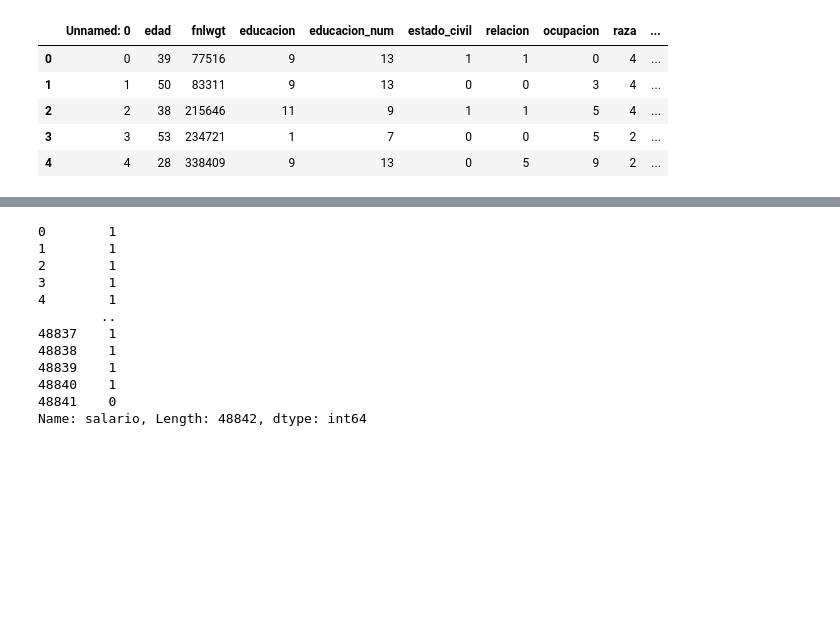
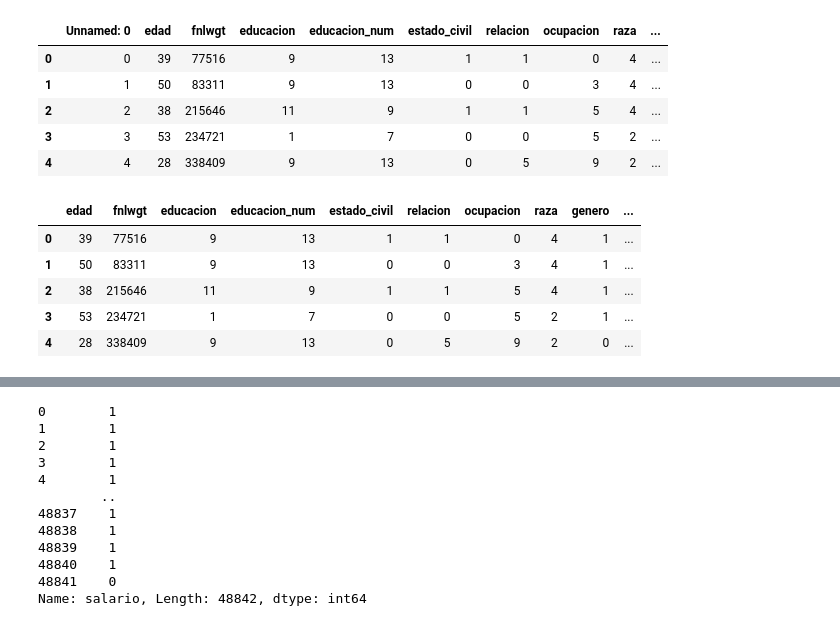
Before and after one commit to SebastianTorres12/Despliegue, a Jupyter notebook: Modelos/SVM.ipynb, the cells around one changed output, grey strips where cells are left out. Saved outputs shown, nothing was run; the diff lists cells and outputs as text; code cells hidden in the pictures; blank space fills up the shorter version.

```diff
--- a/Modelos/SVM.ipynb
+++ b/Modelos/SVM.ipynb
@@ -22,6 +23,16 @@ df.head()
 | 2 | 2 | 38 | 215646 | 11 | 9 | 1 | 1 | 5 | 4 | ... |
 | 3 | 3 | 53 | 234721 | 1 | 7 | 0 | 0 | 5 | 2 | ... |
 | 4 | 4 | 28 | 338409 | 9 | 13 | 0 | 5 | 9 | 2 | ... |
+# %%
+df = df.drop(columns=['Unnamed: 0'])
+df.head()
+# %% [output]
+|  | edad | fnlwgt | educacion | educacion_num | estado_civil | relacion | ocupacion | raza | genero | ... |
+| 0 | 39 | 77516 | 9 | 13 | 1 | 1 | 0 | 4 | 1 | ... |
+| 1 | 50 | 83311 | 9 | 13 | 0 | 0 | 3 | 4 | 1 | ... |
+| 2 | 38 | 215646 | 11 | 9 | 1 | 1 | 5 | 4 | 1 | ... |
+| 3 | 53 | 234721 | 1 | 7 | 0 | 0 | 5 | 2 | 1 | ... |
+| 4 | 28 | 338409 | 9 | 13 | 0 | 5 | 9 | 2 | 0 | ... |
 # %%
 x=df.drop(['salario'], axis=1)
 x
```
Also changed, not shown: parts of 7 cells of this notebook, 20 other files.
